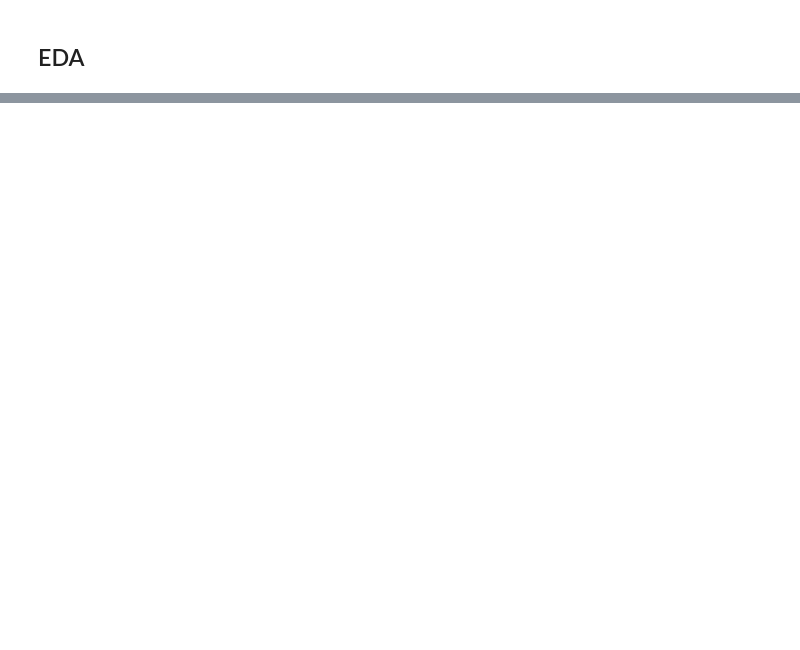
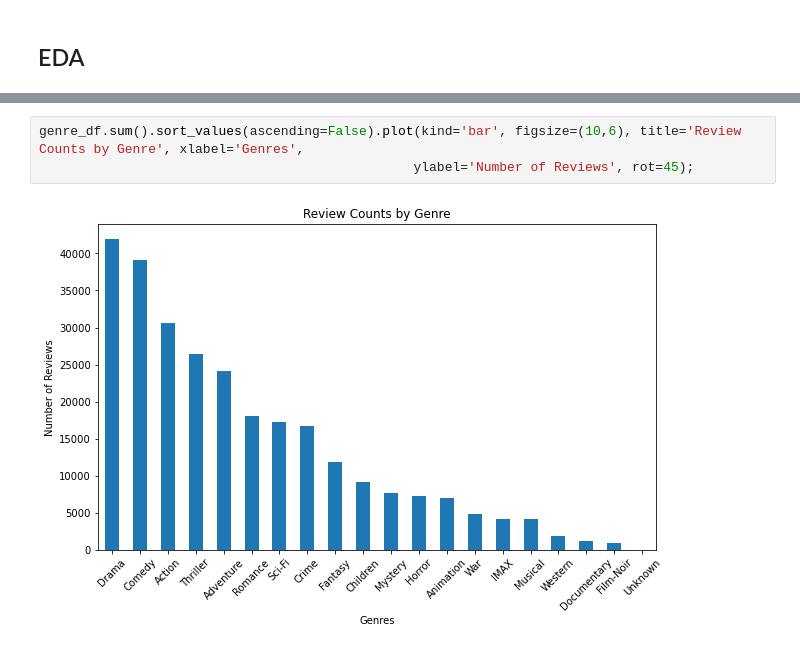
Before and after one commit to MackoyS/movielens-recommendation-system, a Jupyter notebook: movie_recc_system.ipynb, the cells around one changed output, grey strips where cells are left out. Drawn from its saved outputs; the diff is of its cells as text; blank space fills up the shorter version.

```diff
--- a/movie_recc_system.ipynb
+++ b/movie_recc_system.ipynb
@@ -471,0 +470,5 @@ import seaborn as sns
+# %%
+genre_df.sum().sort_values(ascending=False).plot(kind='bar', figsize=(10,6), title='Review Counts by Genre', xlabel='Genres',
+                                                ylabel='Number of Reviews', rot=45);
+# %% [output]
+[figure, added]
```
Also changed, not shown: parts of 35 cells of this notebook.
